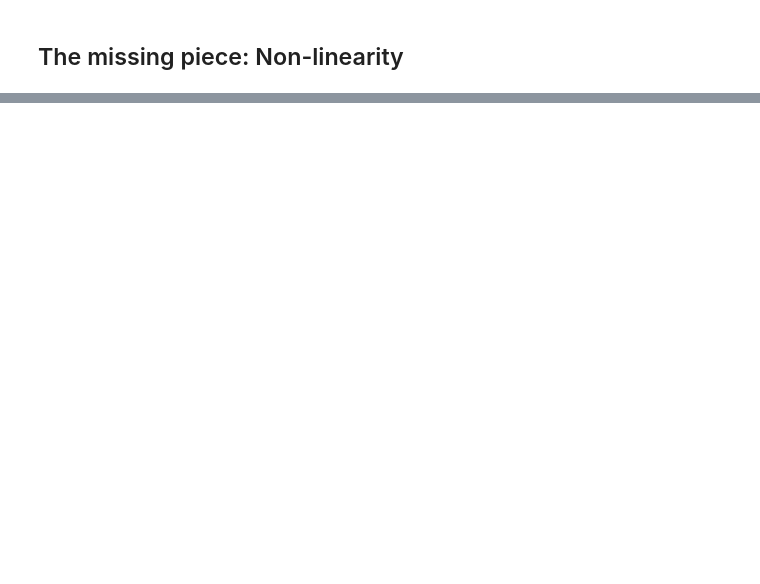
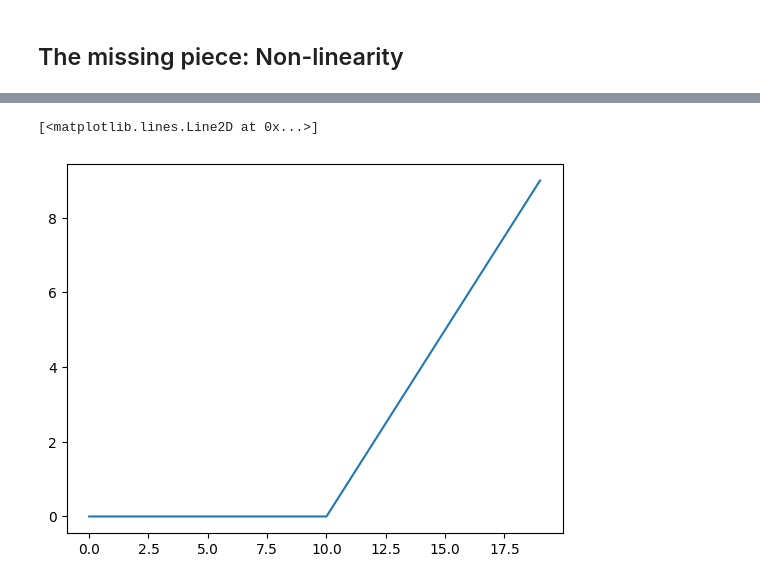
Before and after one commit to Franulo/Deep-Learning-Journey, a Jupyter notebook: 02.ipynb, the cells around one changed output, grey strips where cells are left out. Drawn from its saved outputs; the diff is of its cells as text; code cells hidden in the pictures; blank space fills up the shorter version.

```diff
--- a/02.ipynb
+++ b/02.ipynb
@@ -179,0 +208,5 @@ model_1.evaluate(x, y)
+# %%
+plt.plot(relu(A))
+# %% [output]
+[<matplotlib.lines.Line2D at 0x...>]
+[figure, added]
```
Also changed, not shown: parts of 16 cells of this notebook.
